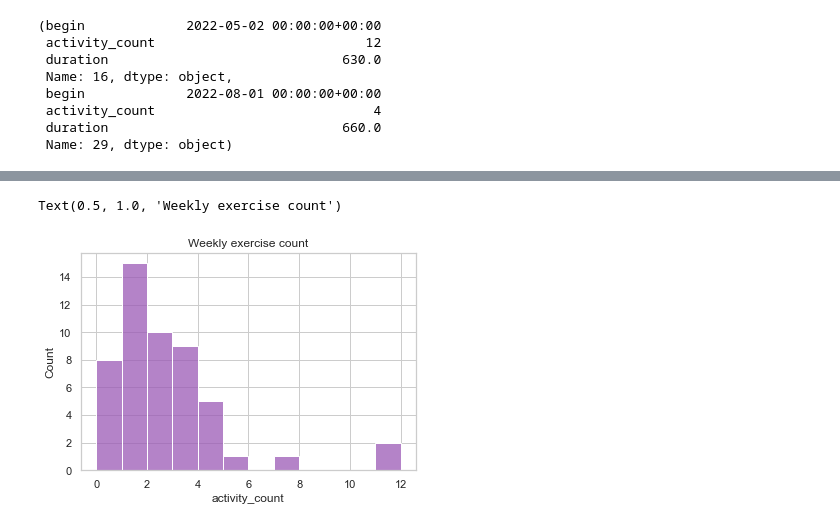
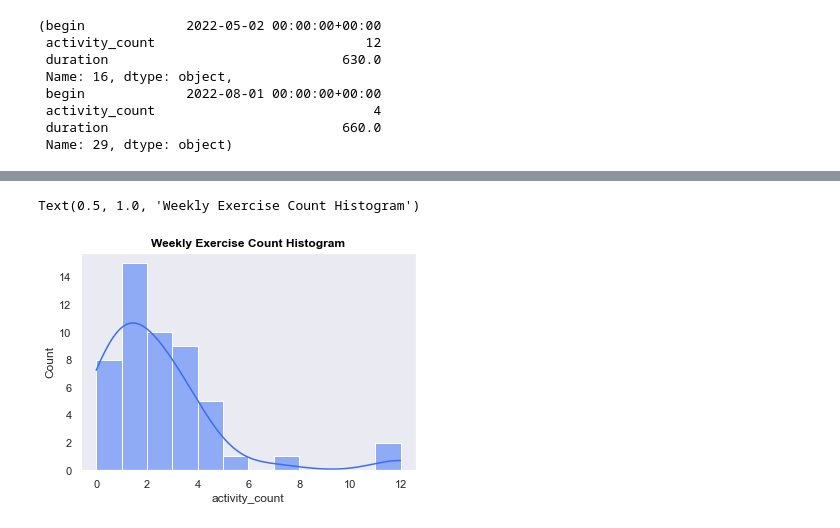
Before and after one commit to esther119/Yearl_goal_tracking, a Jupyter notebook: Sports_cal.ipynb, the cells around one changed output, grey strips where cells are left out. Saved outputs shown, nothing was run; the diff lists cells and outputs as text; code cells hidden in the pictures.

```diff
--- a/Sports_cal.ipynb
+++ b/Sports_cal.ipynb
@@ -30,0 +61,27 @@ df['duration'] = df['end'] - df['begin']
+# %%
+#visualize type of sports
+sns.set_style("dark")
+plt.figure(figsize=(10,8))
+sns.set_context('talk')
+sns.set_palette('rainbow')
+
+#change count to percentage and plot it on the barchart
+total = float(len(df))
+
+
+ax = sns.countplot(x="name", data=df)
+
+for p in ax.patches:
+    # calculate the percentage
+    percentage = '{:.1f}%'.format(100 * p.get_height()/total)
+    # place the text label above the bar
+    ax.annotate(percentage, (p.get_x() + p.get_width() / 2., p.get_height()),
+                ha = 'center', va = 'center', xytext = (0, 10), textcoords = 'offset points')
+
+ax.set_xticklabels(ax.get_xticklabels(), rotation=40, ha="right")
+plt.title("Percentage of different sport")
+plt.xlabel("Sport")
+ax.set_yticklabels(['{:,.0%}'.format(y/total) for y in ax.get_yticks()])
+plt.ylabel("Percentage")
+plt.tight_layout()
+plt.show()
@@ -135,6 +205,6 @@ plt.show()
 # %%
-sns.histplot(week_activity['activity_count'], binwidth = 1, bins=20)
-plt.title("Weekly exercise count")
+sns.histplot(week_activity['activity_count'], binwidth = 1, bins=20, kde=True)
+plt.title("Weekly Exercise Count Histogram", color='black', fontweight = "bold")
 # %% [output]
-Text(0.5, 1.0, 'Weekly exercise count')
+Text(0.5, 1.0, 'Weekly Exercise Count Histogram')
-[figure, old version]
+[figure, new version]
```
Also changed, not shown: parts of 6 cells of this notebook.
